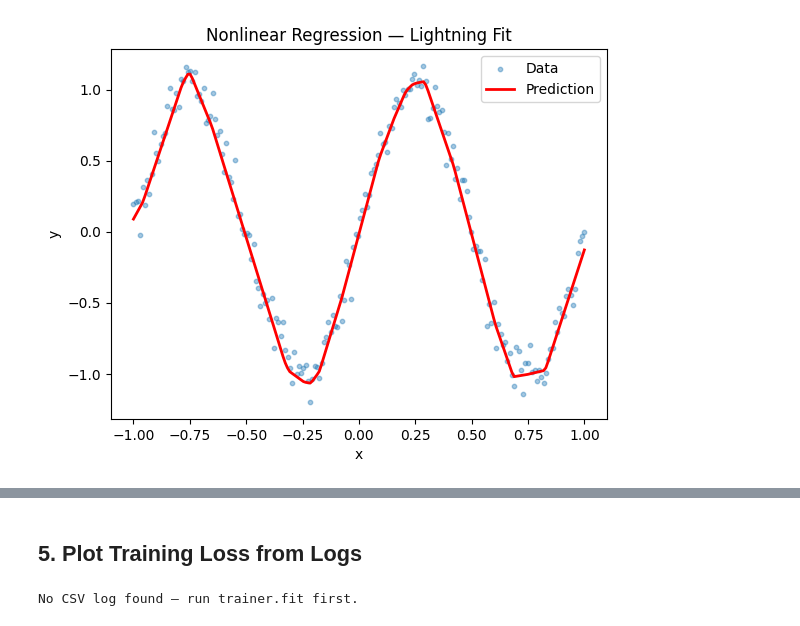
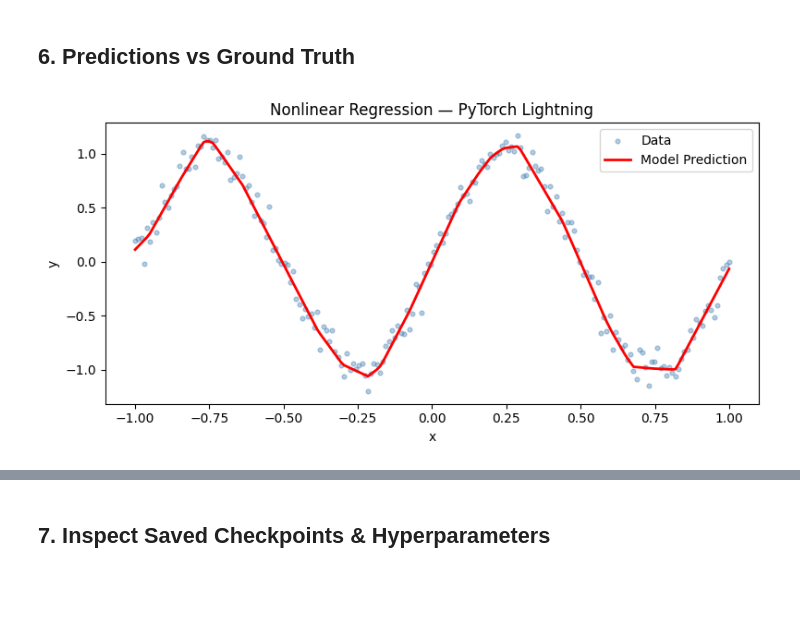
Before and after one commit to akshatamadavi/cmpe258-assignment-3, a Jupyter notebook: [colab_d]nonlinear_regression_lightning.ipynb, the cells around one changed output, grey strips where cells are left out. Cells and saved outputs as stored; diff of their text form; code cells hidden in the pictures; blank space fills up the shorter version.

```diff
--- a/[colab_d]nonlinear_regression_lightning.ipynb
+++ b/[colab_d]nonlinear_regression_lightning.ipynb
@@ -109,0 +149,20 @@ INFO:lightning.pytorch.utilities.rank_zero:`Trainer.fit` stopped: `max_epochs=20
+# %%
+# Use the exact path Lightning reported
+csv_path = logger.experiment.metrics_file_path
+
+metrics = pd.read_csv(csv_path)
+print('Columns in metrics.csv:', metrics.columns.tolist())
+print(metrics.head())
+
+# epoch-level loss (on_epoch=True ensures one row per epoch)
+epoch_metrics = metrics.dropna(subset=['train_loss'])
+
+plt.figure(figsize=(8, 4))
+plt.plot(epoch_metrics['epoch'].values,
+         epoch_metrics['train_loss'].values,
+         color='steelblue', linewidth=2)
+plt.yscale('log')
+plt.title('Training Loss per Epoch')
+plt.xlabel('Epoch'); plt.ylabel('MSE (log scale)')
+plt.grid(True, which='both', linestyle='--', alpha=0.5)
+plt.tight_layout(); plt.show()
@@ -110,12 +178,21 @@ INFO:lightning.pytorch.utilities.rank_zero:`Trainer.fit` stopped: `max_epochs=20
+# %% [markdown]
+## 6. Predictions vs Ground Truth
 # %%
 model.eval()
+model.cpu()                        # ensure CPU for inference
 with torch.no_grad():
-    y_pred = model(X)
+    y_pred = model(X).numpy()
 
-plt.scatter(X.numpy(), y.numpy(), s=10, alpha=0.4, label='Data')
-plt.plot(X.numpy(), y_pred.numpy(), color='red', linewidth=2, label='Prediction')
-plt.title('Nonlinear Regression — Lightning Fit')
-plt.xlabel('x'); plt.ylabel('y'); plt.legend()
-plt.show()
+plt.figure(figsize=(8, 4))
+plt.scatter(X.numpy(), y.numpy(), s=12, alpha=0.4,
+            color='steelblue', label='Data')
+plt.plot(X.numpy(), y_pred, color='red',
+         linewidth=2, label='Model Prediction')
+plt.title('Nonlinear Regression — PyTorch Lightning')
+plt.xlabel('x'); plt.ylabel('y')
+plt.legend(); plt.tight_layout(); plt.show()
+
+final_loss = epoch_metrics['train_loss'].iloc[-1]
+print(f'Final epoch loss: {final_loss:.6f}')
 # %% [output]
-[figure, old version]
+[figure, new version]
@@ -122,18 +200,2 @@ plt.show()
-# %% [markdown]
-## 5. Plot Training Loss from Logs
-# %%
-# Lightning saves metrics in trainer.logged_metrics or via CSVLogger
-# Quick way: read from the default lightning_logs CSV
-import pandas as pd, glob
-
-csv_files = glob.glob('lightning_logs/version_*/metrics.csv')
-if csv_files:
-    metrics = pd.read_csv(sorted(csv_files)[-1])
-    loss_data = metrics['train_loss'].dropna()
-    plt.plot(loss_data.values)
-    plt.title('Training Loss'); plt.xlabel('Step'); plt.ylabel('MSE')
-    plt.yscale('log'); plt.show()
-else:
-    print('No CSV log found — run trainer.fit first.')
-# %% [output]
-No CSV log found — run trainer.fit first.
+# %% [markdown]
+## 7. Inspect Saved Checkpoints & Hyperparameters
```
Also changed, not shown: parts of 19 cells of this notebook.
